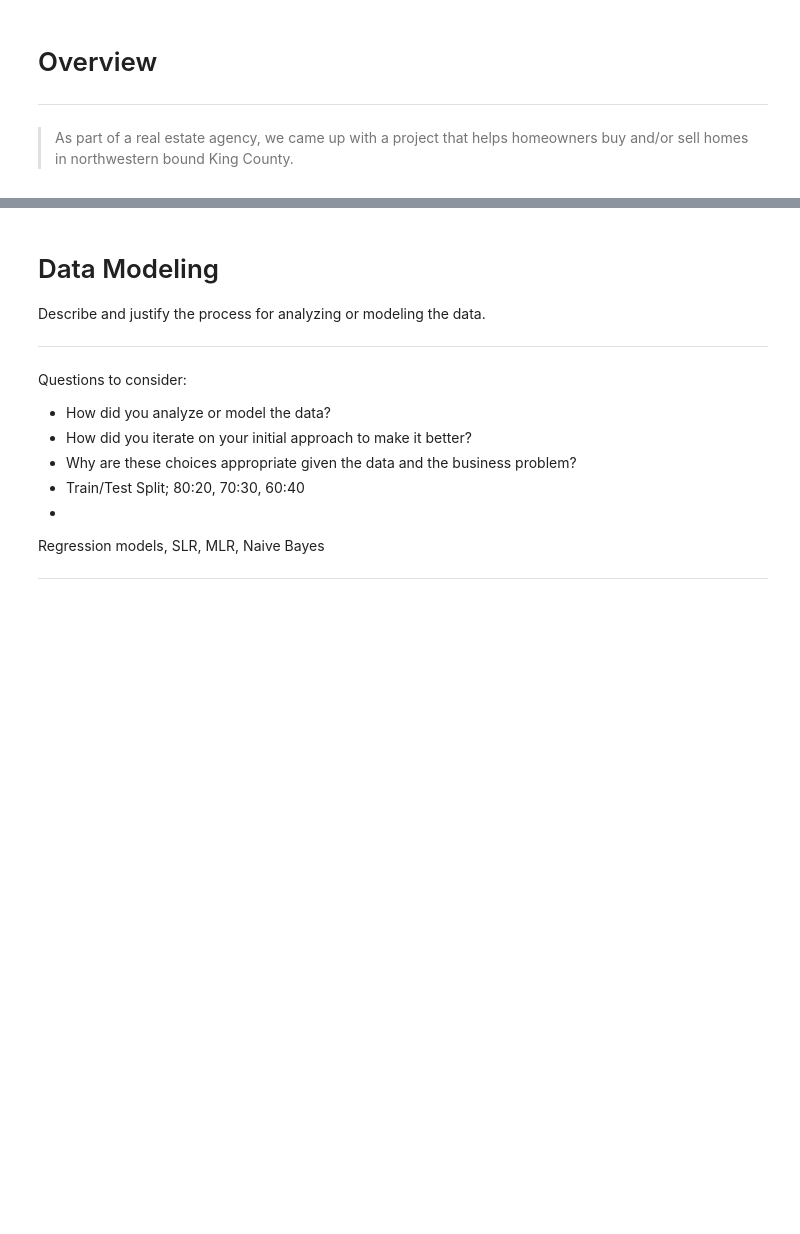
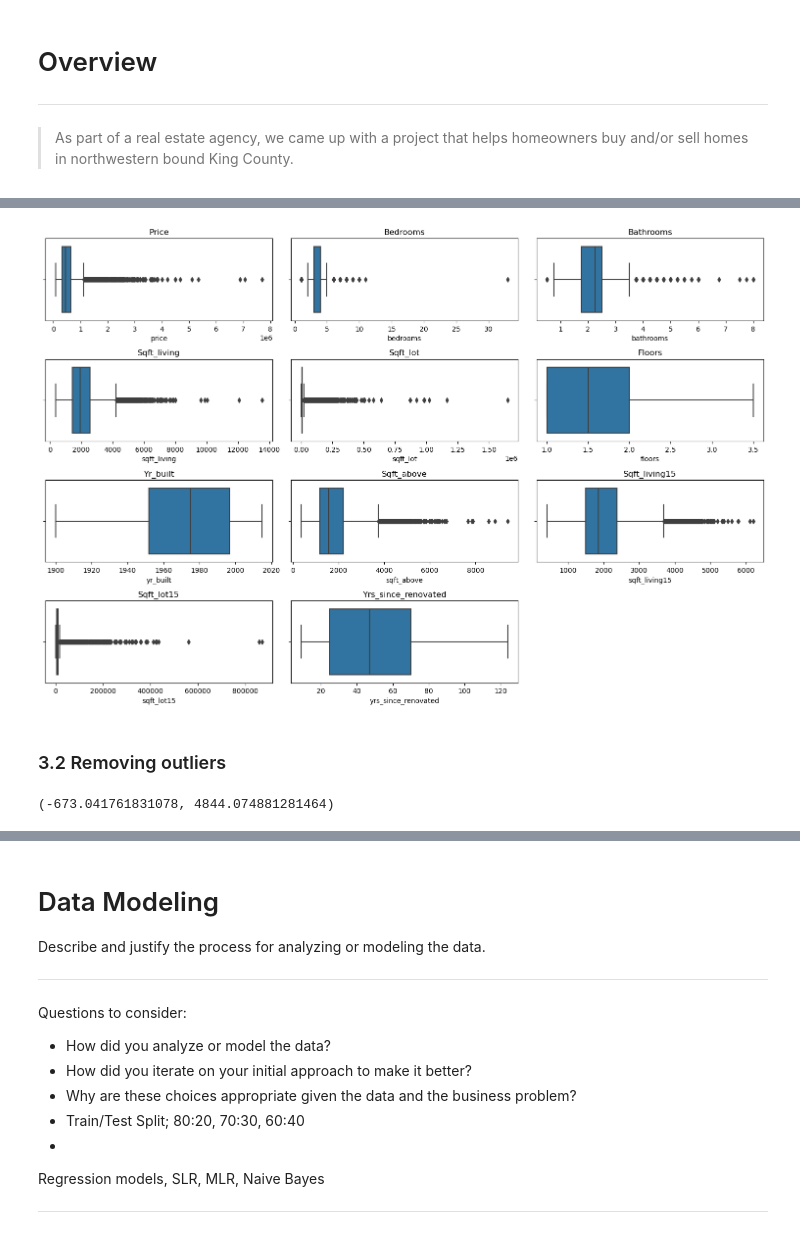
Before and after one commit to Misfit911/King-County-House-Pricing-Model, a Jupyter notebook: student.ipynb, the cells around one changed output, grey strips where cells are left out. Cells and saved outputs as stored; diff of their text form; code cells hidden in the pictures; blank space fills up the shorter version.

```diff
--- a/student.ipynb
+++ b/student.ipynb
@@ -160,0 +267,12 @@ Data Analysis: EDA (univariate, bivariate, multivariate), Plots
+# %%
+# Convert values with ?
+data['sqft_basement'] = data['sqft_basement'].replace('?', np.nan)
+
+print(data['sqft_basement'].head())
+missing_values_count = data['sqft_basement'].isnull().sum()
+print(f"Number of missing values: {missing_values_count}")
+
+# Drop the missing values
+data.dropna(inplace=True)
+missing_values_count = data['sqft_basement'].isnull().sum()
+print(f"Number of missing values: {missing_values_count}")
@@ -160,0 +290,3 @@ Data Analysis: EDA (univariate, bivariate, multivariate), Plots
+# %%
+data['sqft_basement'] = data['sqft_basement'].astype(float)
+data['sqft_basement'].dtype
@@ -160,0 +321,15 @@ Data Analysis: EDA (univariate, bivariate, multivariate), Plots
+# %%
+# Get the current year using Pandas Timestamp
+current_year = pd.Timestamp.now().year
+
+# Define a function to calculate years since renovation or years since built
+def calculate_years_since_renovation(row):
+
+    if row['yr_renovated'] < 1:
+        return current_year - row['yr_built']
+    else:
+        return current_year - row['yr_renovated']
+
+# Apply the function to each row in the DataFrame along the specified axis and store the result in a new column 'yrs_since_renovated'
+data['yrs_since_renovated'] = data.apply(calculate_years_since_renovation, axis=1)
+data['yrs_since_renovated'].info()
@@ -160,0 +349,31 @@ Data Analysis: EDA (univariate, bivariate, multivariate), Plots
+# %%
+# Selecting numeric columns
+numeric_columns = ['price', 'bedrooms', 'bathrooms', 'sqft_living', 'sqft_lot', 'floors', 'yr_built', 'sqft_above', 'sqft_living15', 'sqft_lot15', 'yrs_since_renovated']
+
+# Create box plots for all numeric columns
+plt.figure(figsize=(15, 10))
+for i, column in enumerate(numeric_columns, 1):
+    plt.subplot(4, 3, i)
+    sns.boxplot(x=data[column])
+    plt.title(f'{column.capitalize()}')
+    plt.xlabel(column)
+
+plt.tight_layout()
+plt.show()
+# %% [output]
+[figure, added]
+# %% [markdown]
+### 3.2 Removing outliers
+# %%
+def find_outlier_limits(column, num_std=3):
+
+    mean = np.mean(column)
+    std_dev = np.std(column)
+
+    lower_limit = mean - num_std * std_dev
+    upper_limit = mean + num_std * std_dev
+
+    return lower_limit, upper_limit
+find_outlier_limits(data['sqft_living'],num_std=3)
+# %% [output]
+(-673.041761831078, 4844.074881281464)
```
Also changed, not shown: parts of 54 cells of this notebook, 1 other file.
